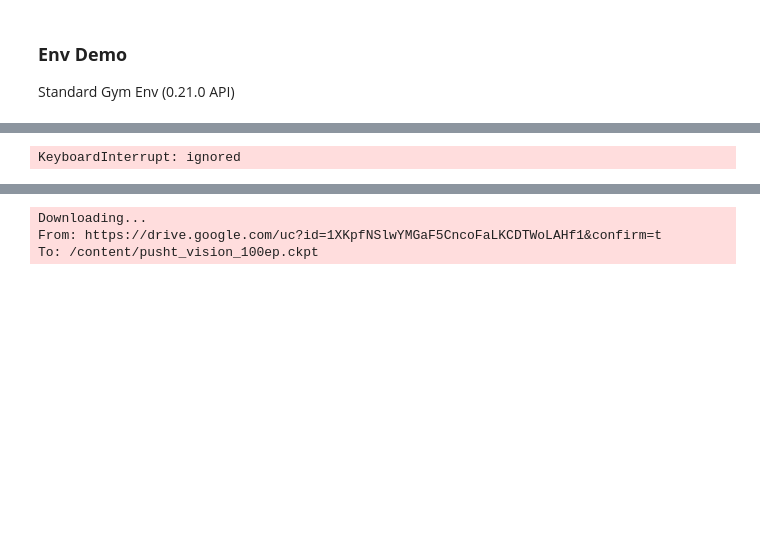
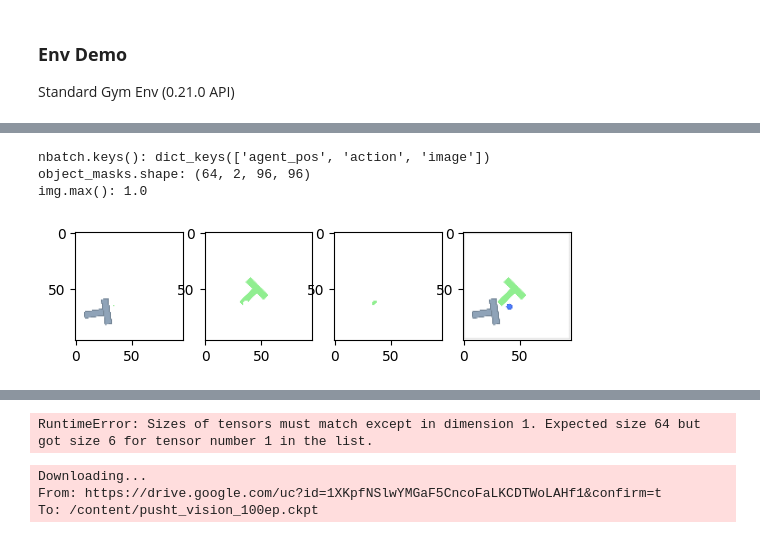
Before and after one commit to beautifulv0id/T-Push, a Jupyter notebook: diffusion_policy_vision_pusht_demo.ipynb, the cells around one changed output, grey strips where cells are left out. Saved outputs shown, nothing was run; the diff lists cells and outputs as text; code cells hidden in the pictures; blank space fills up the shorter version.

```diff
--- a/diffusion_policy_vision_pusht_demo.ipynb
+++ b/diffusion_policy_vision_pusht_demo.ipynb
@@ -752,0 +798,3 @@ plt.show()
+# %%
+CLS = torch.randn(1, n_features, requires_grad=True, device='cuda')
+f = torch.cat([CLS, tee_features, goal_pose_enc],dim=0).float().to('cuda')
@@ -1366,0 +1360,16 @@ number of parameters: 7.994727e+07
+# %%
+def get_masks(imgs):
+    object_masks = []
+    goal_masks = []
+    robot_masks = []
+
+    for img in imgs:
+        img = cv2.cvtColor(img, cv2.COLOR_RGB2HSV)
+        object_mask = (img[:,:,1] < 0.5) & (img[:,:,2] < 0.8)
+        goal_mask = (img[:,:,0] >= 66) & (img[:,:,0] < 185) & (img[:,:,1] > 0.1) & (img[:,:,2] > 0.8)
+        robot_mask = (img[:,:,0] >= 185) & (img[:,:,0] < 256) & (img[:,:,1] > 0.1) & (img[:,:,2] > 0.8)
+        object_masks.append(object_mask)
+        goal_masks.append(goal_mask)
+        robot_masks.append(robot_mask)
+
+    return object_masks, goal_masks, robot_masks
@@ -1371,11 +1497,13 @@ number of parameters: 7.994727e+07
 #@markdown to load pre-trained weights
 
 num_epochs = 100
+max_sequence_length = 1000
 
 # Exponential Moving Average
 # accelerates training and improves stability
 # holds a copy of the model weights
 ema = EMAModel(
+    parameters=nets.parameters(),
     model=nets,
     power=0.75)
 
@@ -1402,22 +1530,55 @@ with tqdm(range(num_epochs), desc='Epoch') as tglobal:
             for nbatch in tepoch:
                 # data normalized in dataset
                 # device transfer
-                nimage = nbatch['image'][:,:obs_horizon].to(device)
+                nimage = nbatch['image'][:,:obs_horizon]
+                nimage = nimage / 255.
+                object_masks, goal_masks, robot_masks = get_masks(nimage.reshape(-1, 3, 96, 96).numpy().transpose(0,2,3,1))
+                nimage = nimage.to(device)
                 nagent_pos = nbatch['agent_pos'][:,:obs_horizon].to(device)
-                naction = nbatch['action'].to(device)
+                naction_world = nbatch['action'].to(device)
+                naction = naction_world - nagent_pos[:, -1:, :]
                 B = nagent_pos.shape[0]
+                goal_pos
 
+                object_masks = np.array(object_masks).reshape(*nimage.shape[:2], *nimage.shape[-2:])
+                goal_masks = np.array(goal_masks).reshape(*nimage.shape[:2], *nimage.shape[-2:])
+                robot_masks = np.array(robot_masks).reshape(*nimage.shape[:2], *nimage.shape[-2:])
+                print("object_masks.shape:", object_masks.shape)
+
+                img = nimage[0,-1].cpu().numpy().transpose(1,2,0)
+                print("img.max():", img.max())
+                object_mask = object_masks[0,0]
+                goal_mask = goal_masks[0,0]
+                robot_mask = robot_masks[0,0]
+                fig, axs = plt.subplots(ncols=4, nrows=1)
+                object_mask_img = np.ones_like(img)
+                object_mask_img[object_mask] = img[object_mask]
+                goal_mask_img = np.ones_like(img)
+                goal_mask_img[goal_mask] = img[goal_mask]
+                robot_mask_img = np.ones_like(img)
+                robot_mask_img[robot_mask] = img[robot_mask]
+                axs[0].imshow(object_mask_img)
+                axs[1].imshow(goal_mask_img)
+                axs[2].imshow(robot_mask_img)
+                axs[3].imshow(img)
+                plt.show()
                 # encoder vision features
                 image_features = nets['vision_encoder'](
-                    nimage.flatten(end_dim=1))
-                image_features = image_features.reshape(
-                    *nimage.shape[:2],-1)
-                # (B,obs_horizon,D)
+                    nimage.flatten(end_dim=1)) \
+                    .reshape(B, obs_horizon, vision_feature_dim, *image.shape[-2:]) \
+                    .permute(0, 1, 3, 4, 2)
+                # (B, obs_horizon, m, D)
+                masks = goal_masks | object_masks
+                image_features = torch.stack([torch.nn.functional.pad(im[m, :], (0, 0, 0, max_sequence_length - m.sum())) for im, m in zip(image_features, masks)], dim=0)
 
-                # concatenate vision feature and low-dim obs
-                obs_features = torch.cat([image_features, nagent_pos], dim=-1)
-                obs_cond = obs_features.flatten(start_dim=1)
-                # (B, obs_horizon * obs_dim)
+                obs_features = torch.cat([image_features, goal_pose_enc],dim=1)
+                obs_features = obs_features.reshape((B, -1, n_features)).float()
+                print("obs_features.shape:", obs_features.shape)
+                # state encoder
+                obs_cond = nets['state_encoder'](obs_features)
+                obs_cond= obs_cond.reshape(B, -1)
+                # (B, obs_horizon*D)
+                print("obs_cond.shape:", obs_cond.shape)
 
                 # sample noise to add to actions
                 noise = torch.randn(naction.shape, device=device)
@@ -1434,31 +1595,34 @@ with tqdm(range(num_epochs), desc='Epoch') as tglobal:
                     naction, noise, timesteps)
 
                 # predict the noise residual
                 noise_pred = noise_pred_net(
                     noisy_actions, timesteps, global_cond=obs_cond)
 
                 # L2 loss
                 loss = nn.functional.mse_loss(noise_pred, noise)
 
                 # optimize
                 loss.backward()
                 optimizer.step()
                 optimizer.zero_grad()
                 # step lr scheduler every batch
                 # this is different from standard pytorch behavior
                 lr_scheduler.step()
 
                 # update Exponential Moving Average of the model weights
                 ema.step(nets)
 
                 # logging
                 loss_cpu = loss.item()
                 epoch_loss.append(loss_cpu)
                 tepoch.set_postfix(loss=loss_cpu)
         tglobal.set_postfix(loss=np.mean(epoch_loss))
 
 # Weights of the EMA model
 # is used for inference
 ema_nets = ema.averaged_model
 # %% [output]
-KeyboardInterrupt: ignored
+nbatch.keys(): dict_keys(['agent_pos', 'action', 'image'])
+object_masks.shape: (64, 2, 96, 96)
+img.max(): 1.0
+[figure, added]
@@ -1465,3 +1631,4 @@ KeyboardInterrupt: ignored
+RuntimeError: Sizes of tensors must match except in dimension 1. Expected size 64 but got size 6 for tensor number 1 in the list.
 # %%
 #@markdown ### **Loading Pretrained Checkpoint**
 #@markdown Set `load_pretrained = True` to load pretrained weights.
```
Also changed, not shown: parts of 18 cells of this notebook, 2 other files.
